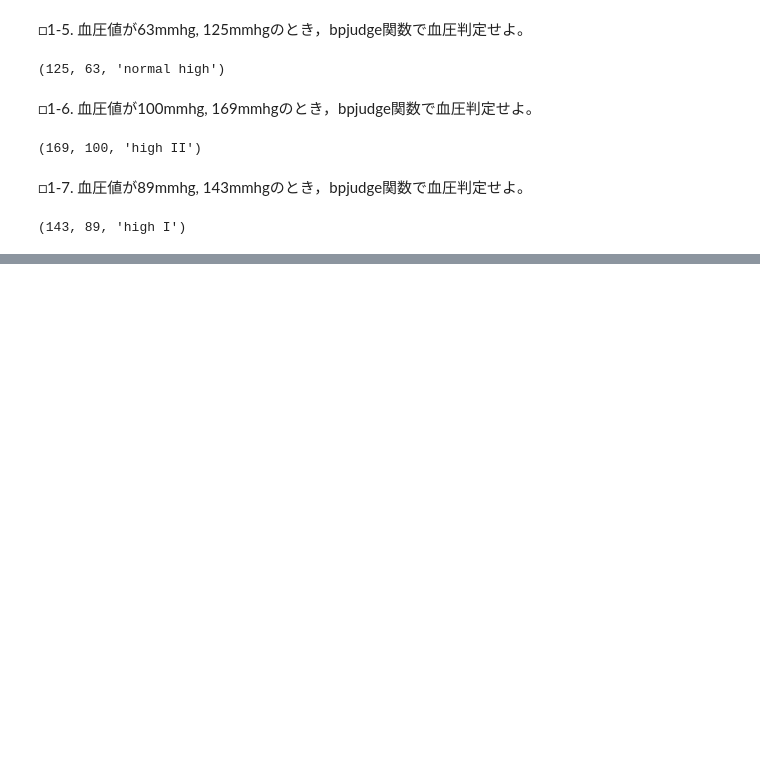
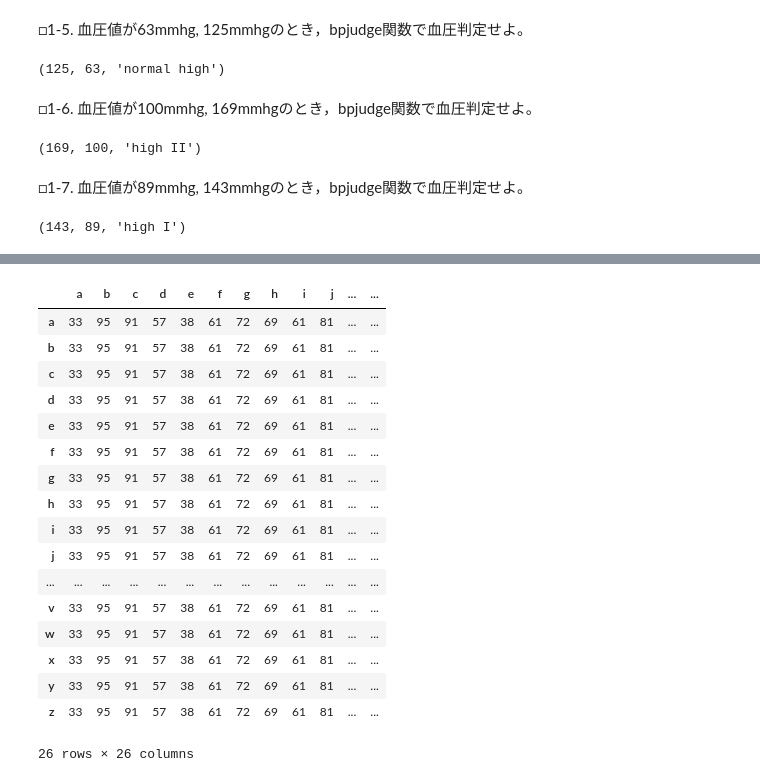
Before and after one commit to doppelgenkan/info_tec_1, a Jupyter notebook: Chap_8-ans.ipynb, the cells around one changed output, grey strips where cells are left out. Saved outputs shown, nothing was run; the diff lists cells and outputs as text; code cells hidden in the pictures; blank space fills up the shorter version.

```diff
--- a/Chap_8-ans.ipynb
+++ b/Chap_8-ans.ipynb
@@ -95,0 +113,4 @@ bpjudge(89, 143)
+# %%
+kaibo = {'a': 33, 'b': 95, 'c': 91, 'd': 57, 'e': 38, 'f': 61, 'g': 72, 'h': 69, 'i': 61, 'j': 81, 'k': 70, 'l': 61, 'm': 53, 'n': 98, 'o': 41, 'p': 99, 'q': 93, 'r': 85, 's': 78, 't': 40, 'u': 94, 'v': 41, 'w': 63, 'x': 93, 'y': 78, 'z': 79}
+seiri = {'a': 91, 'b': 69, 'c': 46, 'd': 44, 'e': 89, 'f': 89, 'g': 32, 'h': 35, 'i': 43, 'j': 42, 'k': 34, 'l': 24, 'm': 31, 'n': 96, 'o': 70, 'p': 54, 'q': 37, 'r': 66, 's': 91, 't': 48, 'u': 49, 'v': 28, 'w': 93, 'x': 39, 'y': 58, 'z': 58}
+undo = {'a': 34, 'b': 62, 'c': 88, 'd': 23, 'e': 67, 'f': 74, 'g': 78, 'h': 27, 'i': 48, 'j': 49, 'k': 63, 'l': 74, 'm': 66, 'n': 37, 'o': 58, 'p': 87, 'q': 65, 'r': 27, 's': 85, 't': 84, 'u': 88, 'v': 69, 'w': 25, 'x': 81, 'y': 45, 'z': 32}
@@ -95,0 +119,21 @@ bpjudge(89, 143)
+# %%
+pd.DataFrame(kaibo, seiri, undo)
+# %% [output]
+|  | a | b | c | d | e | f | g | h | i | j | ... | ... |
+| a | 33 | 95 | 91 | 57 | 38 | 61 | 72 | 69 | 61 | 81 | ... | ... |
+| b | 33 | 95 | 91 | 57 | 38 | 61 | 72 | 69 | 61 | 81 | ... | ... |
+| c | 33 | 95 | 91 | 57 | 38 | 61 | 72 | 69 | 61 | 81 | ... | ... |
+| d | 33 | 95 | 91 | 57 | 38 | 61 | 72 | 69 | 61 | 81 | ... | ... |
+| e | 33 | 95 | 91 | 57 | 38 | 61 | 72 | 69 | 61 | 81 | ... | ... |
+| f | 33 | 95 | 91 | 57 | 38 | 61 | 72 | 69 | 61 | 81 | ... | ... |
+| g | 33 | 95 | 91 | 57 | 38 | 61 | 72 | 69 | 61 | 81 | ... | ... |
+| h | 33 | 95 | 91 | 57 | 38 | 61 | 72 | 69 | 61 | 81 | ... | ... |
+| i | 33 | 95 | 91 | 57 | 38 | 61 | 72 | 69 | 61 | 81 | ... | ... |
+| j | 33 | 95 | 91 | 57 | 38 | 61 | 72 | 69 | 61 | 81 | ... | ... |
+| ... | ... | ... | ... | ... | ... | ... | ... | ... | ... | ... | ... | ... |
+| v | 33 | 95 | 91 | 57 | 38 | 61 | 72 | 69 | 61 | 81 | ... | ... |
+| w | 33 | 95 | 91 | 57 | 38 | 61 | 72 | 69 | 61 | 81 | ... | ... |
+| x | 33 | 95 | 91 | 57 | 38 | 61 | 72 | 69 | 61 | 81 | ... | ... |
+| y | 33 | 95 | 91 | 57 | 38 | 61 | 72 | 69 | 61 | 81 | ... | ... |
+| z | 33 | 95 | 91 | 57 | 38 | 61 | 72 | 69 | 61 | 81 | ... | ... |
+26 rows × 26 columns
```
Also changed, not shown: parts of 5 cells of this notebook, 1 other file.
